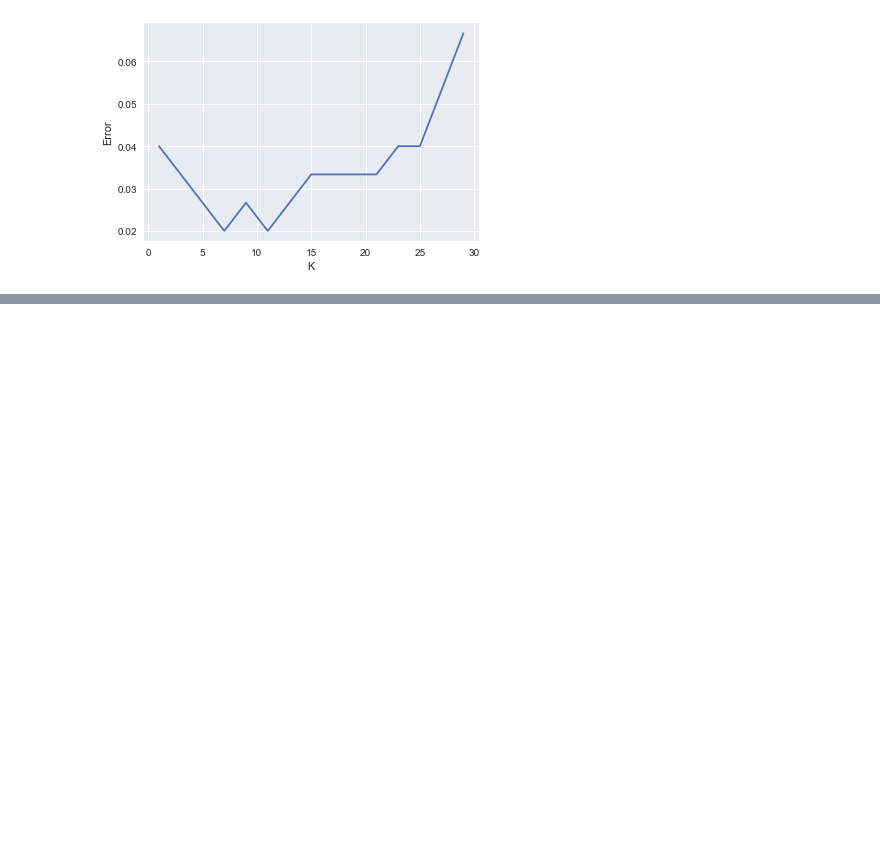
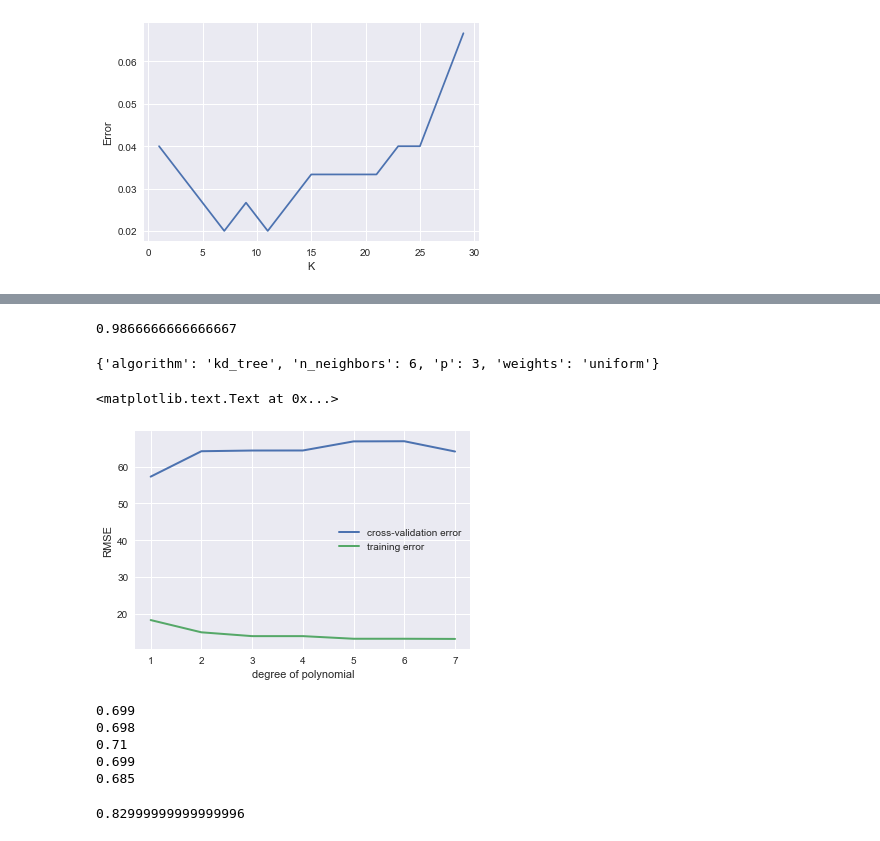
Before and after one commit to Forrest219/principles_of_data_science_chinese, a Jupyter notebook: ch12_case1.ipynb, the cells around one changed output, grey strips where cells are left out. Saved outputs shown, nothing was run; the diff lists cells and outputs as text; code cells hidden in the pictures; blank space fills up the shorter version.

```diff
--- a/ch12.ipynb
+++ b/ch12_case1.ipynb
@@ -190,0 +241,14 @@ plt.ylabel('Error')
+# %%
+knn = KNeighborsClassifier()
+k_range = range(1, 30)
+algorithm_options = ['kd_tree', 'ball_tree', 'auto', 'brute']
+p_range = range(1, 8)
+
+weight_range = ['uniform', 'distance']
+param_grid = dict(n_neighbors=k_range, weights=weight_range,
+algorithm=algorithm_options, p=p_range)
+
+# trying many more options
+grid = GridSearchCV(knn, param_grid, cv=5, scoring='accuracy')
+
+grid.fit(X, y)
@@ -190,0 +263,43 @@ plt.ylabel('Error')
+# %%
+grid.best_score_
+# %% [output]
+0.9866666666666667
+# %%
+grid.best_params_
+# %% [output]
+{'algorithm': 'kd_tree', 'n_neighbors': 6, 'p': 3, 'weights': 'uniform'}
+# %%
+# This function uses a numpy polynomial fit function to
+# calculate the RMSE of given X and y
+def rmse(x, y, coefs):
+    yfit = np.polyval(coefs, x)
+    rmse = np.sqrt(np.mean((y - yfit) ** 2))
+    return rmse
+
+xtrain, xtest, ytrain, ytest = train_test_split(df['body'],df['brain'])
+
+train_err = []
+validation_err = []
+degrees = range(1, 8)
+
+for i, d in enumerate(degrees):
+    p = np.polyfit(xtrain, ytrain, d)
+    # built in numpy polynomial fit function
+
+    train_err.append(rmse(xtrain, ytrain, p))
+    validation_err.append(rmse(xtest, ytest, p))
+
+fig, ax = plt.subplots()
+# begin to make our graph
+
+ax.plot(degrees, validation_err, lw=2, label = 'cross-validation error')
+ax.plot(degrees, train_err, lw=2, label = 'training error')
+
+# Our two curves, one for training error, the other for cross validation
+
+ax.legend(loc=0)
+ax.set_xlabel('degree of polynomial')
+ax.set_ylabel('RMSE')
+# %% [output]
+<matplotlib.text.Text at 0x...>
+[figure, added]
@@ -190,0 +325,21 @@ plt.ylabel('Error')
+# %%
+preds5 = np.where(mod5 > 0.3, 1, 0)
+print preds1.mean()
+print preds2.mean()
+print preds3.mean()
+print preds4.mean()
+print preds5.mean()
+# Each model has an "accuracy of around 70% on its own
+# %% [output]
+0.699
+0.698
+0.71
+0.699
+0.685
+# %%
+# average the predictions and then round to 0 or 1
+ensemble_preds = np.round((preds1 + preds2 + preds3 + preds4 + preds5)/5.0).astype(int)
+
+ensemble_preds.mean()
+# %% [output]
+0.82999999999999996
```
Also changed, not shown: parts of 6 cells of this notebook, 5 other files.
